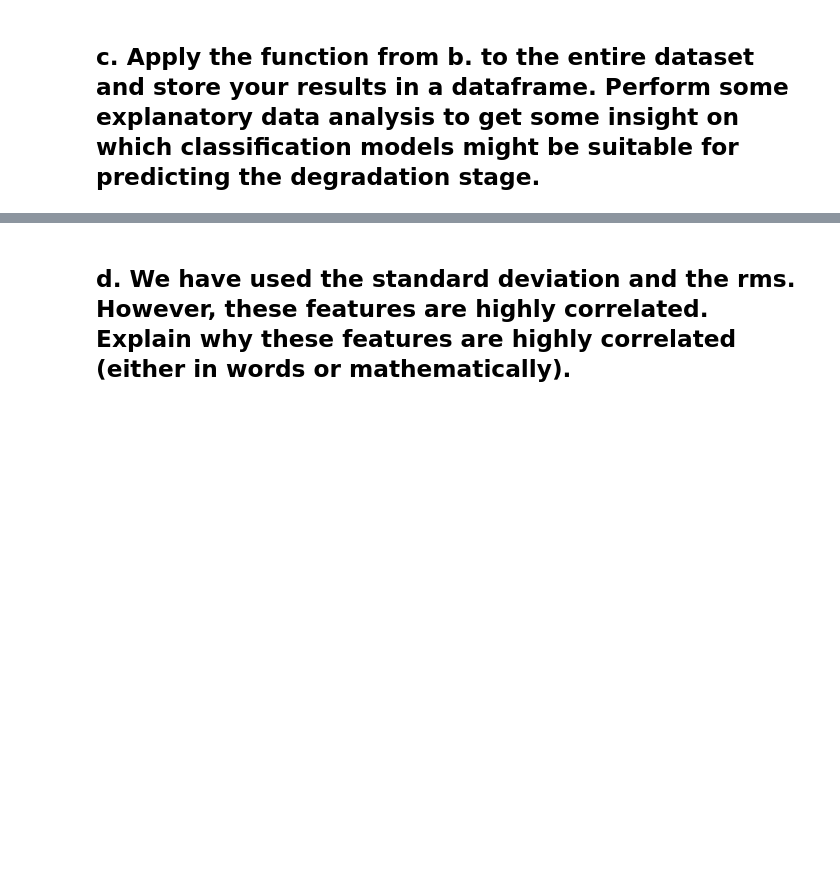
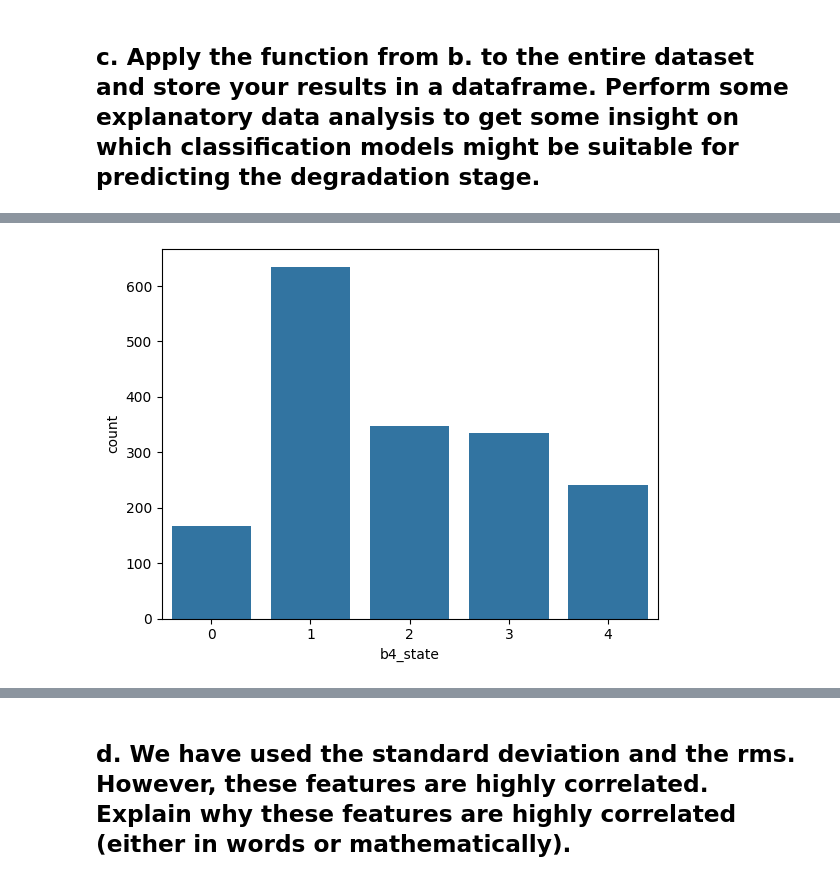
Before and after one commit to moniquechandra/DS8-FINAL, a Jupyter notebook: exercise_1.ipynb, the cells around one changed output, grey strips where cells are left out. Cells and saved outputs as stored; diff of their text form; code cells hidden in the pictures; blank space fills up the shorter version.

```diff
--- a/exercise_1.ipynb
+++ b/exercise_1.ipynb
@@ -264,0 +219,6 @@ Accuracy: 0.936231884057971
+# %%
+# Check the class distribution
+sns.countplot(x=feature_df['b4_state'], data=feature_df)
+plt.show()
+# %% [output]
+[figure, added]
```
Also changed, not shown: parts of 28 cells of this notebook, 2 other files.
